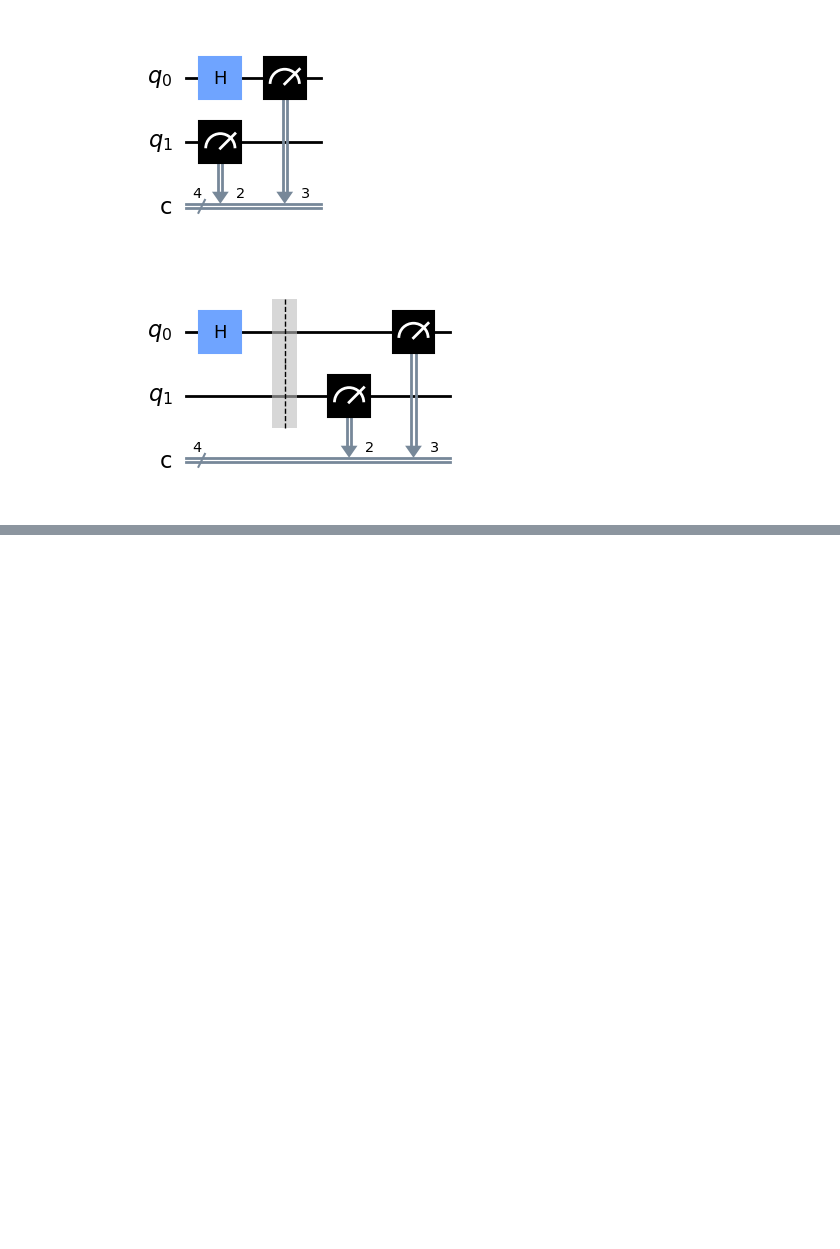
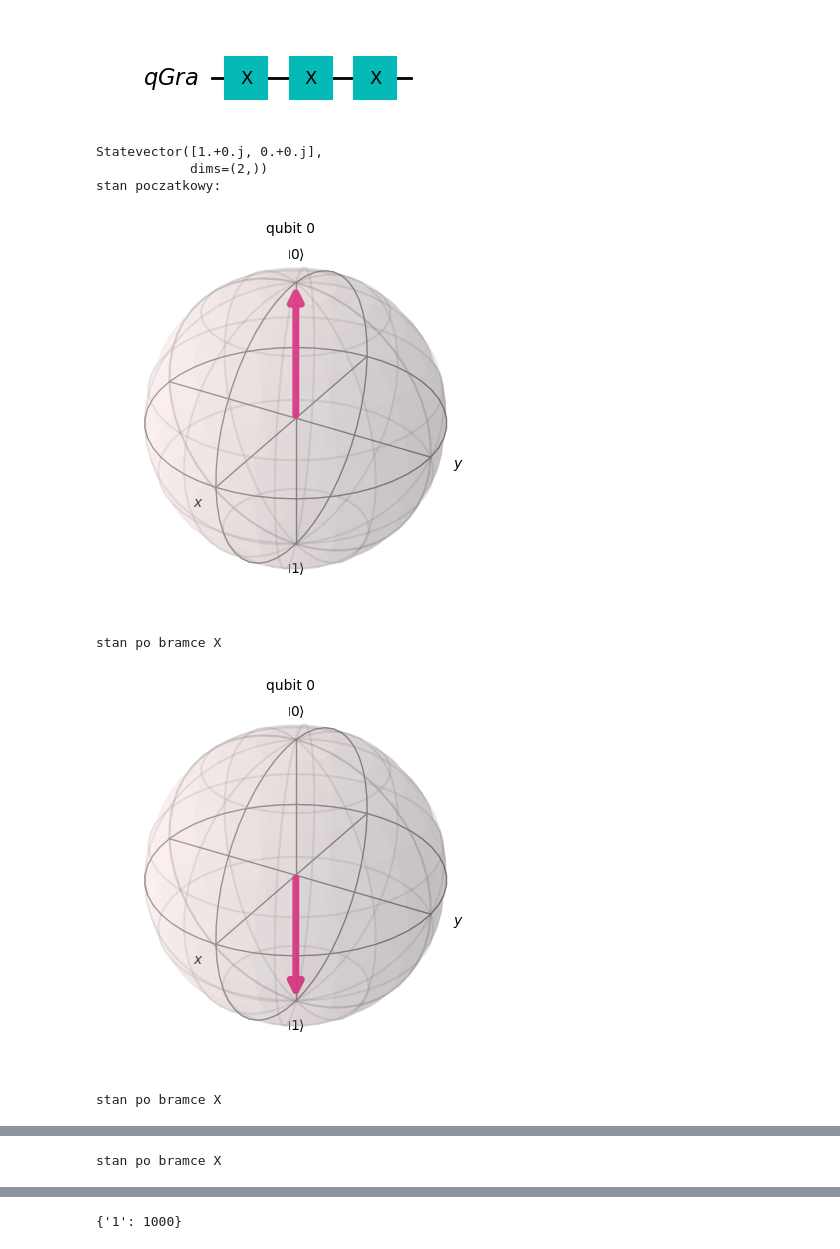
Before and after one commit to sebkaz-teaching/intro_to_qml, a Jupyter notebook: cwiczenia/cw3.ipynb, the cells around one changed output, grey strips where cells are left out. Saved outputs shown, nothing was run; the diff lists cells and outputs as text; code cells hidden in the pictures; blank space fills up the shorter version.

```diff
--- a/cwiczenia/cw3.ipynb
+++ b/cwiczenia/cw3.ipynb
@@ -1,17 +0,0 @@
-# %%
-from qiskit import QuantumCircuit
-circuit = QuantumCircuit(2,4)
-circuit.h(0)
-circuit.measure([1,0],[2,3])
-circuit.draw(output='mpl')
-# %% [output]
-[figure, removed]
-# %%
-from qiskit import QuantumCircuit
-circuit = QuantumCircuit(2,4)
-circuit.h(0)
-circuit.barrier()
-circuit.measure([1,0],[2,3])
-circuit.draw(output='mpl')
-# %% [output]
-[figure, removed]
@@ -17,0 +9,47 @@ circuit.draw(output='mpl')
+# %%
+def obwod(strategia):
+    qc = QuantumCircuit(QuantumRegister(1, name='qGra'))
+    for bramka in strategia:
+        if bramka == 'I':
+            qc.id(0)
+        elif bramka == 'H':
+            qc.h(0)
+        elif bramka == 'X':
+            qc.x(0)
+    return qc
+
+%matplotlib inline
+def animacja(strategia):
+    qc = QuantumCircuit(QuantumRegister(1, name="q0"))
+    symulator = Aer.get_backend('statevector_simulator')
+    wynik = execute(qc, backend=symulator).result()
+    stan = wynik.get_statevector()
+    display(stan)
+    print("stan poczatkowy:")
+    display(plot_bloch_multivector(stan))
+    plt.show()
+    for it, bramka in enumerate(strategia):
+        if bramka == 'I':
+            qc.id(0)
+        elif bramka == 'H':
+            qc.h(0)
+        elif bramka == 'X':
+            qc.x(0)
+        wynik = execute(qc, backend=symulator).result()
+        stan = wynik.get_statevector()
+        print("stan po bramce", bramka)
+        display(plot_bloch_multivector(stan))
+        plt.show()
+# %%
+strategia = 'XXX'
+display(obwod(strategia).draw('mpl'))
+animacja(strategia)
+# %% [output]
+[figure, added]
+Statevector([1.+0.j, 0.+0.j],
+            dims=(2,))
+stan poczatkowy:
+[figure, added]
+stan po bramce X
+[figure, added]
+stan po bramce X
@@ -17,0 +57 @@ circuit.draw(output='mpl')
+stan po bramce X
@@ -17,0 +67,6 @@ circuit.draw(output='mpl')
+# %%
+strategia = 'XXX'
+stats = sedzia(obwod(strategia)).get_counts()
+print(stats)
+# %% [output]
+{'1': 1000}
```
Also changed, not shown: parts of 8 cells of this notebook, 51 other files.
